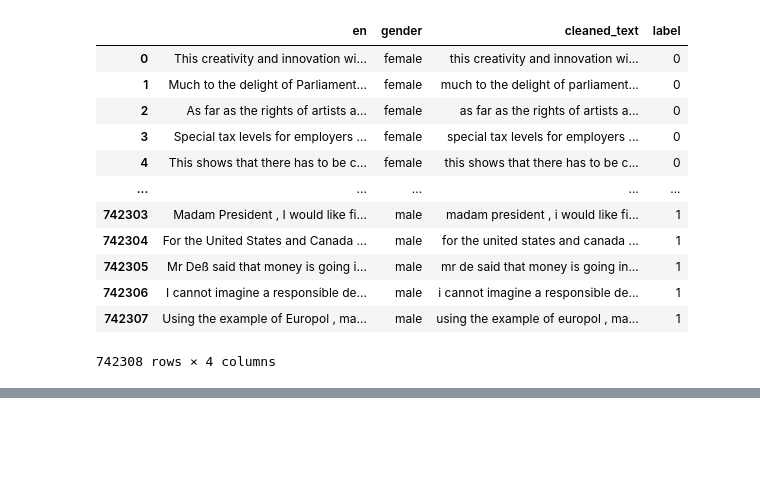
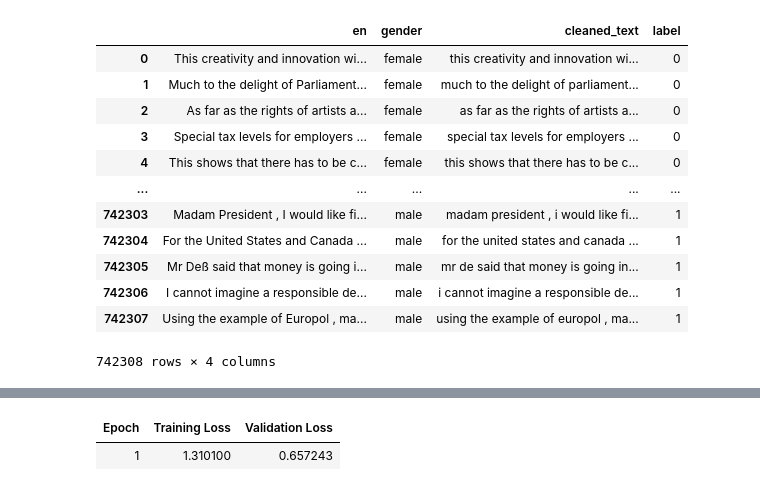
Before and after one commit to fc63/gender-classification, a Jupyter notebook: gc.ipynb, the cells around one changed output, grey strips where cells are left out. Saved outputs shown, nothing was run; the diff lists cells and outputs as text; code cells hidden in the pictures; blank space fills up the shorter version.

Commit message:
first epoch

```diff
--- a/gc.ipynb
+++ b/gc.ipynb
@@ -109,3 +111,85 @@ df_balanced
 | 742306 | I cannot imagine a responsible de... | male | i cannot imagine a responsible de... | 1 |
 | 742307 | Using the example of Europol , ma... | male | using the example of europol , ma... | 1 |
 742308 rows × 4 columns
+# %%
+# split dataset
+X_train, X_test, y_train, y_test = train_test_split(df_balanced['cleaned_text'], df_balanced['label'], test_size=0.25, random_state=63)
+
+# load tokenizer and model
+tokenizer = AutoTokenizer.from_pretrained("microsoft/deberta-v3-large")
+model = AutoModelForSequenceClassification.from_pretrained("microsoft/deberta-v3-large", num_labels=2)
+
+# define dataset class
+class GenderDataset(Dataset):
+    def __init__(self, texts, labels, tokenizer, max_len=128):
+        self.texts = texts
+        self.labels = labels
+        self.tokenizer = tokenizer
+        self.max_len = max_len
+
+    def __len__(self):
+        return len(self.texts)
+
+    def __getitem__(self, idx):
+        text = self.texts.iloc[idx]
+        label = self.labels.iloc[idx]
+        encoding = self.tokenizer(
+            text,
+            truncation=True,
+            padding="max_length",
+            max_length=self.max_len,
+            return_tensors="pt",
+        )
+        return {
+            "input_ids": encoding["input_ids"].squeeze(0),
+            "attention_mask": encoding["attention_mask"].squeeze(0),
+            "labels": torch.tensor(label, dtype=torch.long),
+        }
+
+# create datasets
+train_dataset = GenderDataset(X_train, y_train, tokenizer)
+test_dataset = GenderDataset(X_test, y_test, tokenizer)
+
+# define training arguments
+training_args = TrainingArguments(
+    output_dir="./results",
+    evaluation_strategy="epoch",
+    save_strategy="epoch",
+    learning_rate=1e-5,
+    per_device_train_batch_size=32,
+    per_device_eval_batch_size=32,
+    num_train_epochs=1,
+    weight_decay=0.01,
+    logging_dir="./logs",
+    logging_steps=10,
+    save_total_limit=1,
+    load_best_model_at_end=True,
+    report_to="none",
+    gradient_accumulation_steps=2,
+    warmup_steps=500,
+)
+
+# define trainer
+trainer = Trainer(
+    model=model,
+    args=training_args,
+    train_dataset=train_dataset,
+    eval_dataset=test_dataset,
+    tokenizer=tokenizer,
+)
+
+# training model
+trainer.train()
+
+# saving first epoch
+trainer.save_model("./gender_classification_checkpoint")
+tokenizer.save_pretrained("./gender_classification_checkpoint")
+
+# clean VRAM
+del model
+del tokenizer
+torch.cuda.empty_cache()
+gc.collect()
+
+print("First epoch completed. Model saved. VRAM cleaned.")
+# %% [output]
@@ -111,0 +201,2 @@ df_balanced
+| Epoch | Training Loss | Validation Loss |
+| 1 | 1.310100 | 0.657243 |
```
Also changed, not shown: parts of 3 cells of this notebook.
